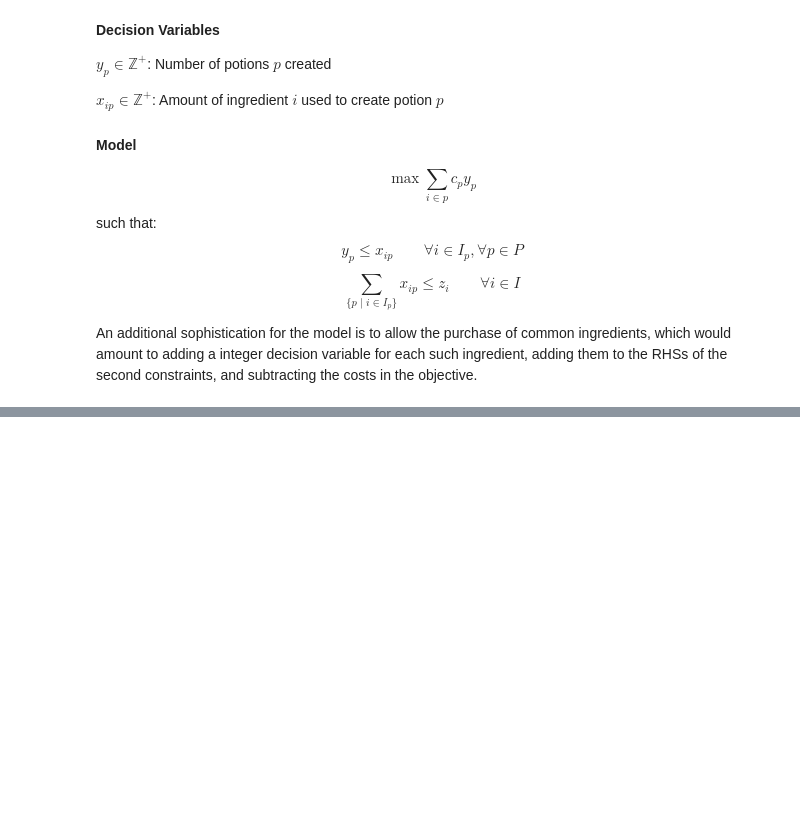
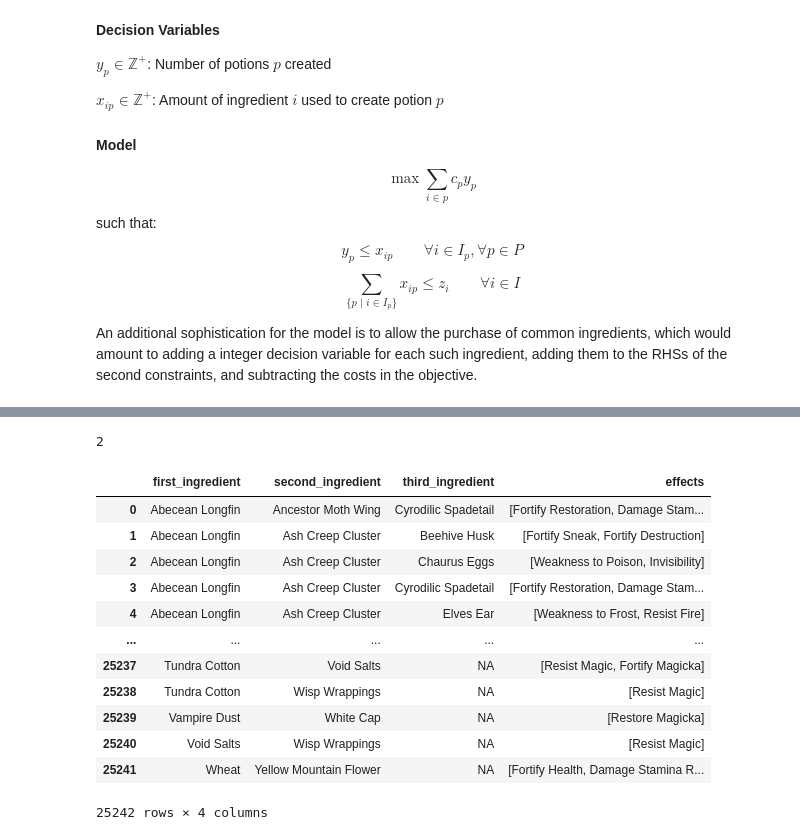
Before and after one commit to ericoden/alchemy, a Jupyter notebook: experimentation.ipynb, the cells around one changed output, grey strips where cells are left out. Drawn from its saved outputs; the diff is of its cells as text; code cells hidden in the pictures; blank space fills up the shorter version.

```diff
--- a/experimentation.ipynb
+++ b/experimentation.ipynb
@@ -261,0 +289,3 @@ potions[potions['first_ingredient'] == "Chicken's Egg"][potions['second_ingredie
+# %%
+brew_df = pd.read_pickle('data/potions.pkl')
+brew_df
@@ -261,0 +306,59 @@ potions[potions['first_ingredient'] == "Chicken's Egg"][potions['second_ingredie
+# %%
+def get_necessary_ingredients(effect, ingredients):
+    possible_ingredients = effect['ingredients'].split('\n')
+    indices = []
+    for ingredient in ingredients:
+        result = [i for i, item in enumerate(possible_ingredients) if item.startswith(ingredient)]
+        if result != []:
+            indices.append(result[0])
+    indices.sort()
+    indices = indices[:2]
+    necessary_ingredients = [possible_ingredients[i] for i in indices]
+    necessary_ingredients = [ingredient for ingredient in ingredients
+                             if any(necessary_ingredient.startswith(ingredient)
+                                    for necessary_ingredient in necessary_ingredients)]
+    return necessary_ingredients
+
+necessary_brews = []
+for i in range(len(brew_df)):
+    brew = brew_df.iloc[i]
+    effects = effects_df.loc[effects_df['name'].isin(brew.effects)]
+    ingredients = [brew.first_ingredient,
+               brew.second_ingredient,
+               brew.third_ingredient]
+    necessary_ingredients = []
+    for effect_index in effects.index:
+        effect = effects.loc[effect_index]
+        new_necessary_ingredients = get_necessary_ingredients(effect, ingredients)
+        for new_necessary_ingredient in new_necessary_ingredients:
+            necessary_ingredients.append(new_necessary_ingredient)
+    necessary_ingredients = list(set(necessary_ingredients))
+    num_ingredients = len([ingredient for ingredient in ingredients if ingredient != 'NA'])
+    num_necessary_ingredients = len(necessary_ingredients)
+    if num_necessary_ingredients == num_ingredients:
+        necessary_brews.append(i)
+    #print('Brew', brew['effects'], 'Necessary Ingredients', necessary_ingredients)
+# %%
+len([ingredient for ingredient in ingredients if ingredient != 'NA'])
+# %% [output]
+2
+# %%
+necessary_brews = brew_df.loc[necessary_brews]
+# %%
+necessary_brews.reset_index(drop=True, inplace=True)
+del necessary_brews['index']
+necessary_brews
+# %% [output]
+|  | first_ingredient | second_ingredient | third_ingredient | effects |
+| 0 | Abecean Longfin | Ancestor Moth Wing | Cyrodilic Spadetail | [Fortify Restoration, Damage Stam... |
+| 1 | Abecean Longfin | Ash Creep Cluster | Beehive Husk | [Fortify Sneak, Fortify Destruction] |
+| 2 | Abecean Longfin | Ash Creep Cluster | Chaurus Eggs | [Weakness to Poison, Invisibility] |
+| 3 | Abecean Longfin | Ash Creep Cluster | Cyrodilic Spadetail | [Fortify Restoration, Damage Stam... |
+| 4 | Abecean Longfin | Ash Creep Cluster | Elves Ear | [Weakness to Frost, Resist Fire] |
+| ... | ... | ... | ... | ... |
+| 25237 | Tundra Cotton | Void Salts | NA | [Resist Magic, Fortify Magicka] |
+| 25238 | Tundra Cotton | Wisp Wrappings | NA | [Resist Magic] |
+| 25239 | Vampire Dust | White Cap | NA | [Restore Magicka] |
+| 25240 | Void Salts | Wisp Wrappings | NA | [Resist Magic] |
+| 25241 | Wheat | Yellow Mountain Flower | NA | [Fortify Health, Damage Stamina R... |
+25242 rows × 4 columns
```
Also changed, not shown: parts of 5 cells of this notebook, 24 other files.
